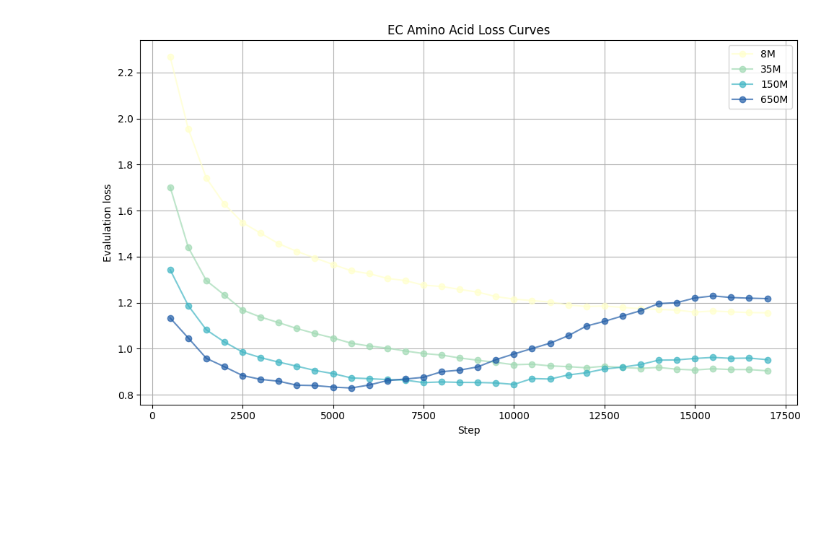
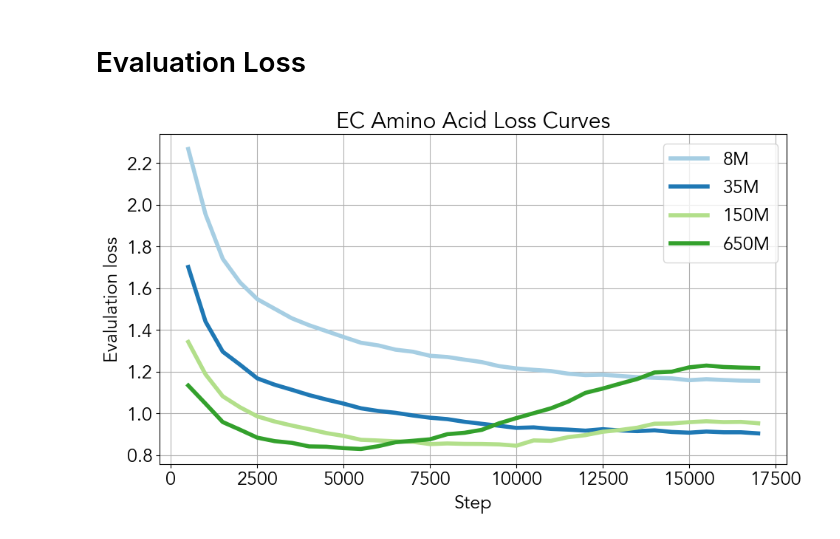
Before and after one commit to aayyah3/Genslm-ESM-Pepmlm, a Jupyter notebook: examples/ec/loss_curves.ipynb, the cells around one changed output. Drawn from its saved outputs; the diff is of its cells as text; code cells hidden in the pictures; blank space fills up the shorter version.

Commit message:
loss plot

```diff
--- a/examples/ec/loss_curves.ipynb
+++ b/examples/ec/loss_curves.ipynb
@@ -38,6 +3,7 @@ plot_loss_curves("loss_curves/ec_aminoacid_8m.csv")
 from __future__ import annotations
 import pandas as pd
 import matplotlib.pyplot as plt
+import matplotlib as mpl
 
 def plot_loss_curves(
     csv_file_paths: list[str],
@@ -49,6 +15,10 @@ def plot_loss_curves(
     save_path: str = "",
 ) -> None:
 
+    # Set Avenir font and larger font size
+    mpl.rcParams['font.family'] = 'Avenir'
+    mpl.rcParams['font.size'] = 18
+
     plt.figure(figsize=(10, 6))
 
     for csv_file_path, label, color in zip(csv_file_paths, labels, colors):
@@ -56,12 +26,12 @@ def plot_loss_curves(
         df = pd.read_csv(csv_file_path)
 
         # Extract columns
-        steps, plot_data = df['step'], df[field]
+        steps, plot_data = df["step"], df[field]
 
-        plt.plot(steps, plot_data, label=label, marker='o', linestyle='-', alpha=0.7, c=color)
+        plt.plot(steps, plot_data, label=label, linestyle="-", linewidth=4, alpha=1, c=color)
 
     plt.title(title)
-    plt.xlabel('Step')
+    plt.xlabel("Step")
     plt.ylabel(y_label)
     plt.legend()
     plt.grid(True)
@@ -69,19 +39,22 @@ def plot_loss_curves(
 
     # Save or display the plot
     if save_path:
-        plt.savefig(save_path, dpi=600, bbox_inches='tight')
+        plt.savefig(save_path, dpi=600, bbox_inches="tight")
     plt.show()
+# %% [markdown]
+# Evaluation Loss
 # %%
 plot_loss_curves(
     csv_file_paths=[
         "loss_curves/ec_aminoacid_8m.csv",
         "loss_curves/ec_aminoacid_35m.csv",
         "loss_curves/ec_aminoacid_150m.csv",
         "loss_curves/ec_aminoacid_650m.csv",
     ],
     labels=["8M", "35M", "150M", "650M"],
-    colors=["#ffffcc", "#a1dab4", "#41b6c4", "#225ea8"],
-    title="EC Amino Acid Loss Curves"
+    colors=["#a6cee3", "#1f78b4", "#b2df8a", "#33a02c"],
+    title="EC Amino Acid Loss Curves",
+    save_path="figures/ec_aminoacid_loss.png",
 )
 # %% [output]
-[figure, old version]
+[figure, new version]
```
Also changed, not shown: parts of 10 cells of this notebook.
